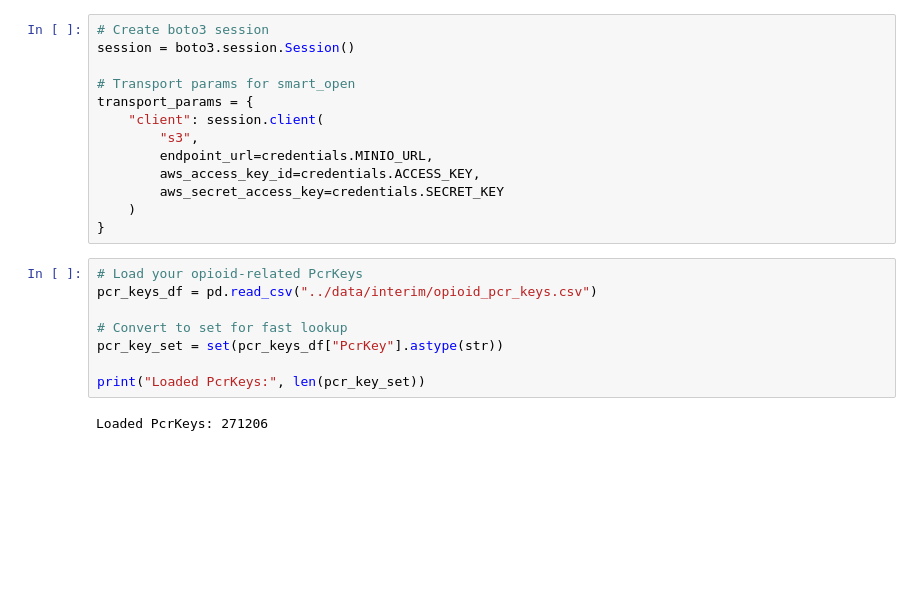
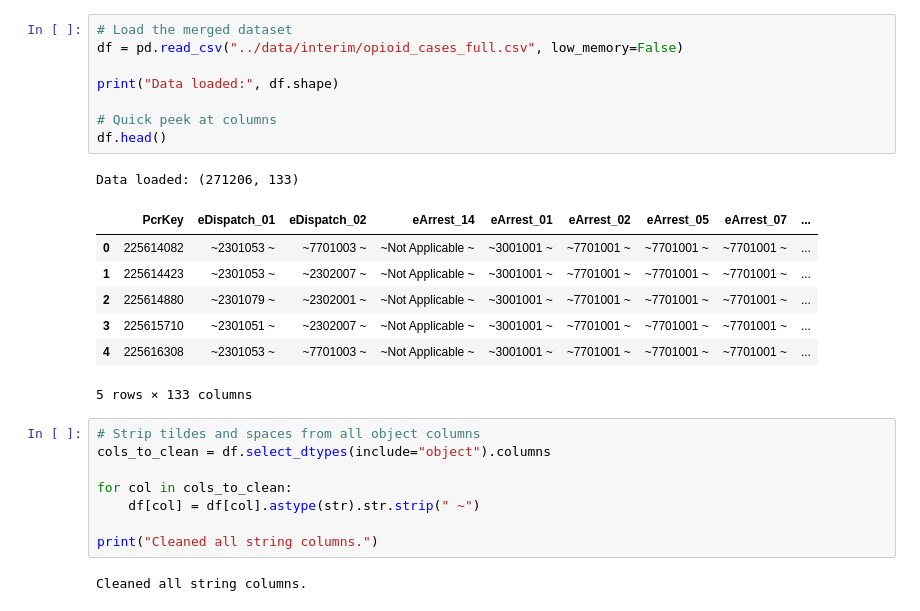
Before and after one commit to n2b8/opiate_use_analysis, a Jupyter notebook: notebooks/02_analysis_modeling.ipynb, the cells around one changed output. Saved outputs shown, nothing was run; the diff lists cells and outputs as text; blank space fills up the shorter version.

```diff
--- a/notebooks/02_analysis_modeling.ipynb
+++ b/notebooks/02_analysis_modeling.ipynb
@@ -10,24 +18,28 @@ import credentials
 # %%
-# Create boto3 session
-session = boto3.session.Session()
+# Load the merged dataset
+df = pd.read_csv("../data/interim/opioid_cases_full.csv", low_memory=False)
 
-# Transport params for smart_open
-transport_params = {
-    "client": session.client(
-        "s3",
-        endpoint_url=credentials.MINIO_URL,
-        aws_access_key_id=credentials.ACCESS_KEY,
-        aws_secret_access_key=credentials.SECRET_KEY
-    )
-}
+print("Data loaded:", df.shape)
+
+# Quick peek at columns
+df.head()
+# %% [output]
+Data loaded: (271206, 133)
+|  | PcrKey | eDispatch_01 | eDispatch_02 | eArrest_14 | eArrest_01 | eArrest_02 | eArrest_05 | eArrest_07 | ... |
+| 0 | 225614082 | ~2301053 ~ | ~7701003 ~ | ~Not Applicable ~ | ~3001001 ~ | ~7701001 ~ | ~7701001 ~ | ~7701001 ~ | ... |
+| 1 | 225614423 | ~2301053 ~ | ~2302007 ~ | ~Not Applicable ~ | ~3001001 ~ | ~7701001 ~ | ~7701001 ~ | ~7701001 ~ | ... |
+| 2 | 225614880 | ~2301079 ~ | ~2302001 ~ | ~Not Applicable ~ | ~3001001 ~ | ~7701001 ~ | ~7701001 ~ | ~7701001 ~ | ... |
+| 3 | 225615710 | ~2301051 ~ | ~2302007 ~ | ~Not Applicable ~ | ~3001001 ~ | ~7701001 ~ | ~7701001 ~ | ~7701001 ~ | ... |
+| 4 | 225616308 | ~2301053 ~ | ~7701003 ~ | ~Not Applicable ~ | ~3001001 ~ | ~7701001 ~ | ~7701001 ~ | ~7701001 ~ | ... |
+5 rows × 133 columns
 # %%
-# Load your opioid-related PcrKeys
-pcr_keys_df = pd.read_csv("../data/interim/opioid_pcr_keys.csv")
+# Strip tildes and spaces from all object columns
+cols_to_clean = df.select_dtypes(include="object").columns
 
-# Convert to set for fast lookup
-pcr_key_set = set(pcr_keys_df["PcrKey"].astype(str))
+for col in cols_to_clean:
+    df[col] = df[col].astype(str).str.strip(" ~")
 
-print("Loaded PcrKeys:", len(pcr_key_set))
+print("Cleaned all string columns.")
 # %% [output]
-Loaded PcrKeys: 271206
+Cleaned all string columns.
 # %%
```
Also changed, not shown: parts of 7 cells of this notebook.
